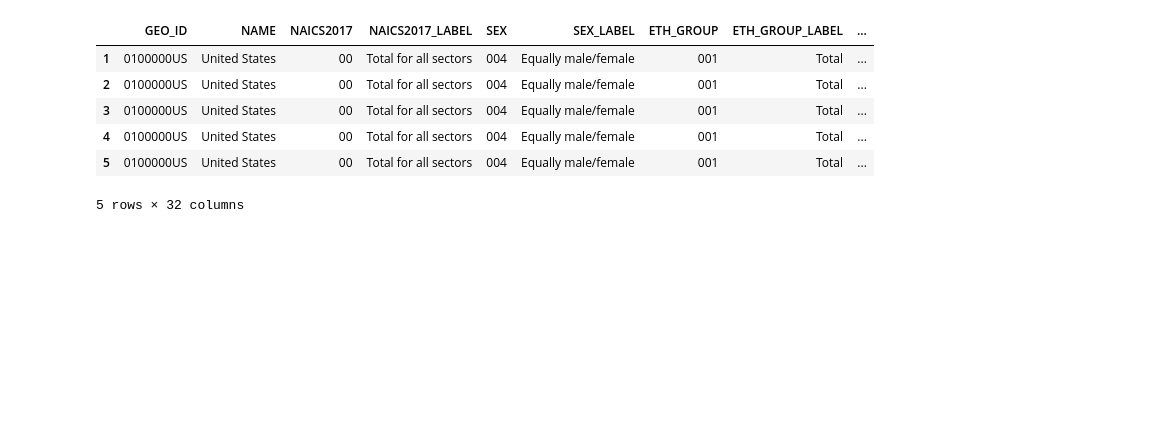
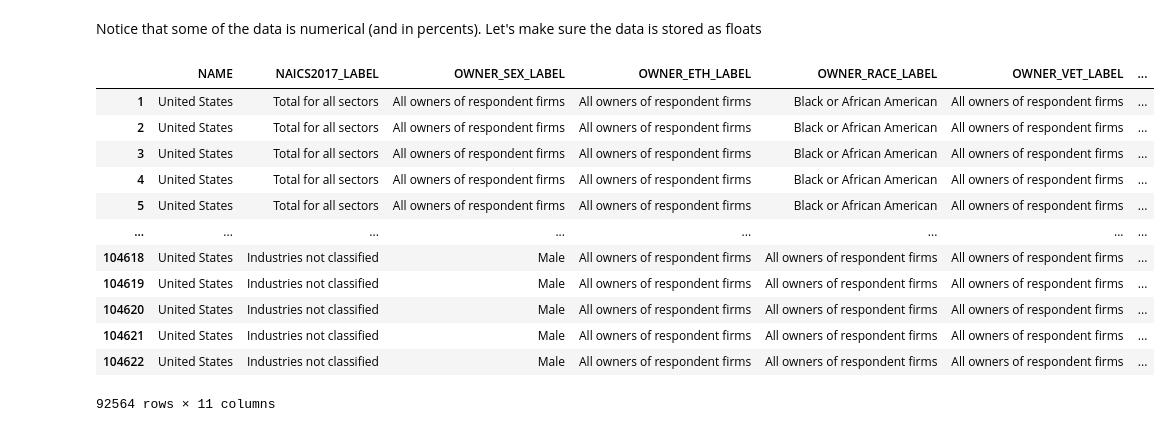
Before and after one commit to c-rod51/census-annual-business-survey, a Jupyter notebook: CensusAPI.ipynb, the cells around one changed output. Saved outputs shown, nothing was run; the diff lists cells and outputs as text; code cells hidden in the pictures; blank space fills up the shorter version.

```diff
--- a/CensusAPI.ipynb
+++ b/CensusAPI.ipynb
@@ -7,5 +18,7 @@ import pandas as pd
 # %%
-#Gather data from API
-url = 'https://api.census.gov/data/2017/abscs?get=GEO_ID,NAME,NAICS2017,NAICS2017_LABEL,SEX,SEX_LABEL,ETH_GROUP,ETH_GROUP_LABEL,RACE_GROUP,RACE_GROUP_LABEL,VET_GROUP,VET_GROUP_LABEL,EMPSZFI,EMPSZFI_LABEL,YEAR,FIRMPDEMP,FIRMPDEMP_F,RCPPDEMP,RCPPDEMP_F,EMP,EMP_F,PAYANN,PAYANN_F,FIRMPDEMP_S,FIRMPDEMP_S_F,RCPPDEMP_S,RCPPDEMP_S_F,EMP_S,EMP_S_F,PAYANN_S,PAYANN_S_F&for=us:*&key={}'.format(api_key)
+#URLs
+business_owner_url = f'https://api.census.gov/data/2018/abscbo?get=GEO_ID,NAME,NAICS2017,NAICS2017_LABEL,OWNER_SEX,OWNER_SEX_LABEL,OWNER_ETH,OWNER_ETH_LABEL,OWNER_RACE,OWNER_RACE_LABEL,OWNER_VET,OWNER_VET_LABEL,QDESC,QDESC_LABEL,OWNCHAR,OWNCHAR_LABEL,YEAR,OWNPDEMP,OWNPDEMP_F,OWNPDEMP_PCT,OWNPDEMP_PCT_F,OWNPDEMP_S,OWNPDEMP_S_F,OWNPDEMP_PCT_S,OWNPDEMP_PCT_S_F&for=us:*&for=QDESC_LABEL=ACQBUS&key={api_key}'
 
-response = requests.get(url)
+business_characteristics_url = f'https://api.census.gov/data/2018/abscb?get=GEO_ID,NAME,NAICS2017,NAICS2017_LABEL,SEX,SEX_LABEL,ETH_GROUP,ETH_GROUP_LABEL,RACE_GROUP,RACE_GROUP_LABEL,VET_GROUP,VET_GROUP_LABEL,QDESC,QDESC_LABEL,BUSCHAR,BUSCHAR_LABEL,YEAR,FIRMPDEMP,FIRMPDEMP_F,FIRMPDEMP_PCT,FIRMPDEMP_PCT_F,RCPPDEMP,RCPPDEMP_F,RCPPDEMP_PCT,RCPPDEMP_PCT_F,EMP,EMP_F,EMP_PCT,EMP_PCT_F,PAYANN,PAYANN_F,PAYANN_PCT,PAYANN_PCT_F,FIRMPDEMP_S,FIRMPDEMP_S_F,FIRMPDEMP_PCT_S,FIRMPDEMP_PCT_S_F,RCPPDEMP_S,RCPPDEMP_S_F,RCPPDEMP_PCT_S,RCPPDEMP_PCT_S_F,EMP_S,EMP_S_F,EMP_PCT_S,EMP_PCT_S_F,PAYANN_S,PAYANN_S_F,PAYANN_PCT_S,PAYANN_PCT_S_F&for=us:*&for=QDESC_LABEL=SPOUSES&key={api_key}'
+
+company_summary_url = f'https://api.census.gov/data/2018/abscs?get=GEO_ID,NAME,NAICS2017,NAICS2017_LABEL,SEX,SEX_LABEL,ETH_GROUP,ETH_GROUP_LABEL,RACE_GROUP,RACE_GROUP_LABEL,VET_GROUP,VET_GROUP_LABEL,EMPSZFI,EMPSZFI_LABEL,YEAR,FIRMPDEMP,FIRMPDEMP_F,RCPPDEMP,RCPPDEMP_F,EMP,EMP_F,PAYANN,PAYANN_F,FIRMPDEMP_S,FIRMPDEMP_S_F,RCPPDEMP_S,RCPPDEMP_S_F,EMP_S,EMP_S_F,PAYANN_S,PAYANN_S_F&for=us:*&key={api_key}'
@@ -14,0 +46,7 @@ df = pd.DataFrame(response.json())
+# %%
+#DataFrames
+business_owner_characteristics = API2DataFrame(business_owner_url)
+
+business_characteristics = API2DataFrame(business_characteristics_url)
+
+company_summary = API2DataFrame(company_summary_url)
@@ -14,0 +117,9 @@ df = pd.DataFrame(response.json())
+# %%
+# For each data frame, we'll want to drop specific columns
+# Business owner characteristics: GEO_ID, NAICS2017, OWNER_SEX, OWNER_ETH, OWNER_RACE, OWNER_VET, QDESC, OWNCHAR, YEAR, state
+drop_columns = ['GEO_ID', 'NAICS2017', 'OWNER_SEX', 'OWNER_ETH', 'OWNER_RACE',
+                'OWNER_VET', 'QDESC', 'QDESC_LABEL', 'OWNCHAR', 'YEAR', 'us']
+
+flag_columns = ['OWNPDEMP_F', 'OWNPDEMP_PCT_F', 'OWNPDEMP_S_F', 'OWNPDEMP_PCT_S_F']
+
+business_owner_characteristics = cleanDataFrame(business_owner_characteristics, drop_columns = drop_columns, filter_columns = flag_columns)
@@ -15,22 +142,23 @@ df = pd.DataFrame(response.json())
+# %% [markdown]
+Notice that some of the data is numerical (and in percents). Let's make sure the data is stored as floats
 # %%
-#Create appropriate labels for header
-
-#grab the first row for the header
-new_header = df.iloc[0]
-
-#take the data other than the header row
-df = df[1:]
-
-#set the header row as the df header
-df.columns = new_header
+business_owner_characteristics['OWNPDEMP_PCT'] = business_owner_characteristics['OWNPDEMP_PCT'].astype(float)
+business_owner_characteristics['OWNPDEMP_S'] = business_owner_characteristics['OWNPDEMP_S'].astype(float)
+business_owner_characteristics['OWNPDEMP_PCT_S'] = business_owner_characteristics['OWNPDEMP_PCT_S'].astype(float)
 # %%
-df.head()
+business_owner_characteristics
 # %% [output]
-|  | GEO_ID | NAME | NAICS2017 | NAICS2017_LABEL | SEX | SEX_LABEL | ETH_GROUP | ETH_GROUP_LABEL | ... |
-| 1 | 0100000US | United States | 00 | Total for all sectors | 004 | Equally male/female | 001 | Total | ... |
-| 2 | 0100000US | United States | 00 | Total for all sectors | 004 | Equally male/female | 001 | Total | ... |
-| 3 | 0100000US | United States | 00 | Total for all sectors | 004 | Equally male/female | 001 | Total | ... |
-| 4 | 0100000US | United States | 00 | Total for all sectors | 004 | Equally male/female | 001 | Total | ... |
-| 5 | 0100000US | United States | 00 | Total for all sectors | 004 | Equally male/female | 001 | Total | ... |
+|  | NAME | NAICS2017_LABEL | OWNER_SEX_LABEL | OWNER_ETH_LABEL | OWNER_RACE_LABEL | OWNER_VET_LABEL | ... |
+| 1 | United States | Total for all sectors | All owners of respondent firms | All owners of respondent firms | Black or African American | All owners of respondent firms | ... |
+| 2 | United States | Total for all sectors | All owners of respondent firms | All owners of respondent firms | Black or African American | All owners of respondent firms | ... |
+| 3 | United States | Total for all sectors | All owners of respondent firms | All owners of respondent firms | Black or African American | All owners of respondent firms | ... |
+| 4 | United States | Total for all sectors | All owners of respondent firms | All owners of respondent firms | Black or African American | All owners of respondent firms | ... |
+| 5 | United States | Total for all sectors | All owners of respondent firms | All owners of respondent firms | Black or African American | All owners of respondent firms | ... |
+| ... | ... | ... | ... | ... | ... | ... | ... |
+| 104618 | United States | Industries not classified | Male | All owners of respondent firms | All owners of respondent firms | All owners of respondent firms | ... |
+| 104619 | United States | Industries not classified | Male | All owners of respondent firms | All owners of respondent firms | All owners of respondent firms | ... |
+| 104620 | United States | Industries not classified | Male | All owners of respondent firms | All owners of respondent firms | All owners of respondent firms | ... |
+| 104621 | United States | Industries not classified | Male | All owners of respondent firms | All owners of respondent firms | All owners of respondent firms | ... |
+| 104622 | United States | Industries not classified | Male | All owners of respondent firms | All owners of respondent firms | All owners of respondent firms | ... |
-5 rows × 32 columns
+92564 rows × 11 columns
 # %%
```
Also changed, not shown: parts of 41 cells of this notebook.
